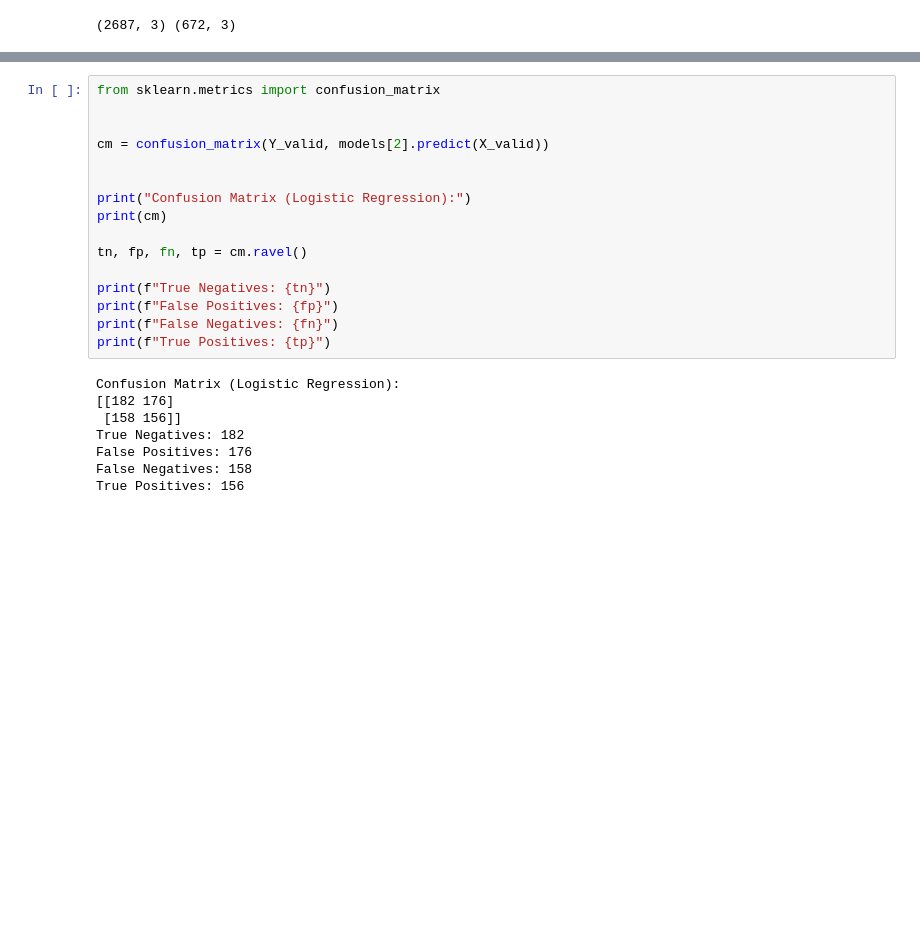
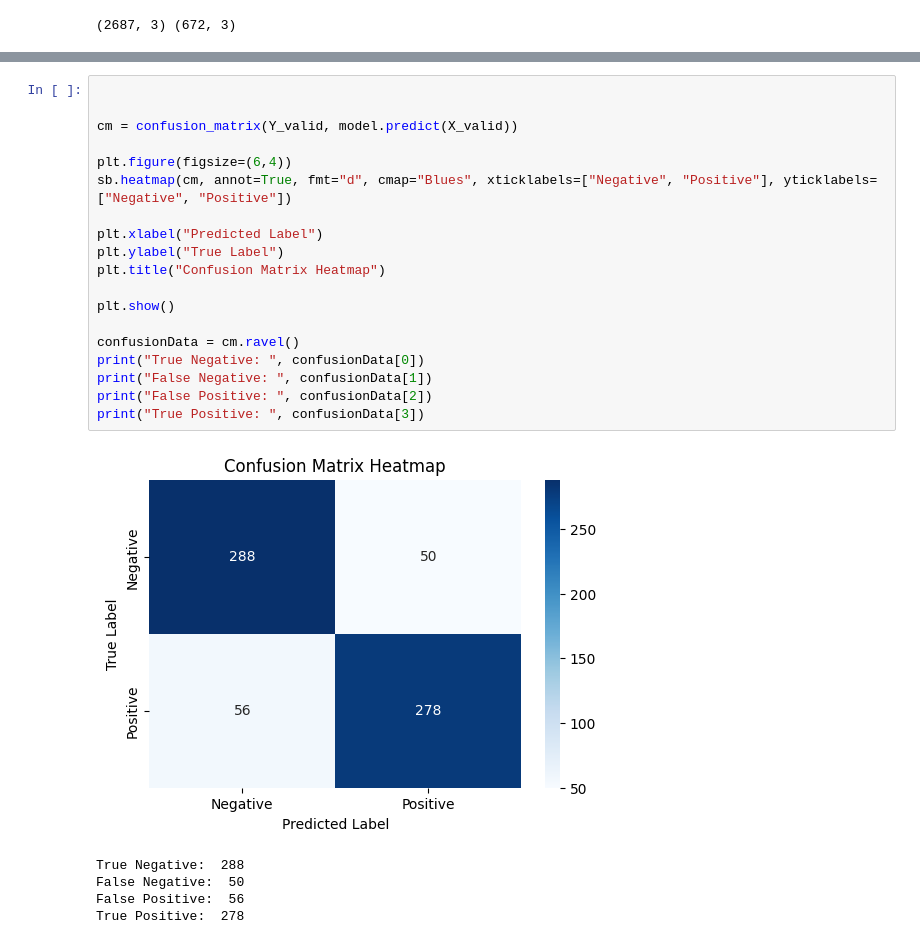
Before and after one commit to heronhoga/stock-prediction, a Jupyter notebook: prediction.ipynb, the cells around one changed output, grey strips where cells are left out. Saved outputs shown, nothing was run; the diff lists cells and outputs as text; blank space fills up the shorter version.

Commit message:
fix:fix model

```diff
--- a/prediction.ipynb
+++ b/prediction.ipynb
@@ -206,24 +184,25 @@ Validation Accuracy : 0.512138383802441
-# %%
-from sklearn.metrics import confusion_matrix
-
-
-cm = confusion_matrix(Y_valid, models[2].predict(X_valid))
-
-
-print("Confusion Matrix (Logistic Regression):")
-print(cm)
-
-tn, fp, fn, tp = cm.ravel()
-
-print(f"True Negatives: {tn}")
-print(f"False Positives: {fp}")
-print(f"False Negatives: {fn}")
-print(f"True Positives: {tp}")
-# %% [output]
-Confusion Matrix (Logistic Regression):
-[[182 176]
- [158 156]]
-True Negatives: 182
-False Positives: 176
-False Negatives: 158
-True Positives: 156
+# %%
+
+
+cm = confusion_matrix(Y_valid, model.predict(X_valid))
+
+plt.figure(figsize=(6,4))
+sb.heatmap(cm, annot=True, fmt="d", cmap="Blues", xticklabels=["Negative", "Positive"], yticklabels=["Negative", "Positive"])
+
+plt.xlabel("Predicted Label")
+plt.ylabel("True Label")
+plt.title("Confusion Matrix Heatmap")
+
+plt.show()
+
+confusionData = cm.ravel()
+print("True Negative: ", confusionData[0])
+print("False Negative: ", confusionData[1])
+print("False Positive: ", confusionData[2])
+print("True Positive: ", confusionData[3])
+# %% [output]
+[figure, added]
+True Negative:  288
+False Negative:  50
+False Positive:  56
+True Positive:  278
```
Also changed, not shown: parts of 4 cells of this notebook.
